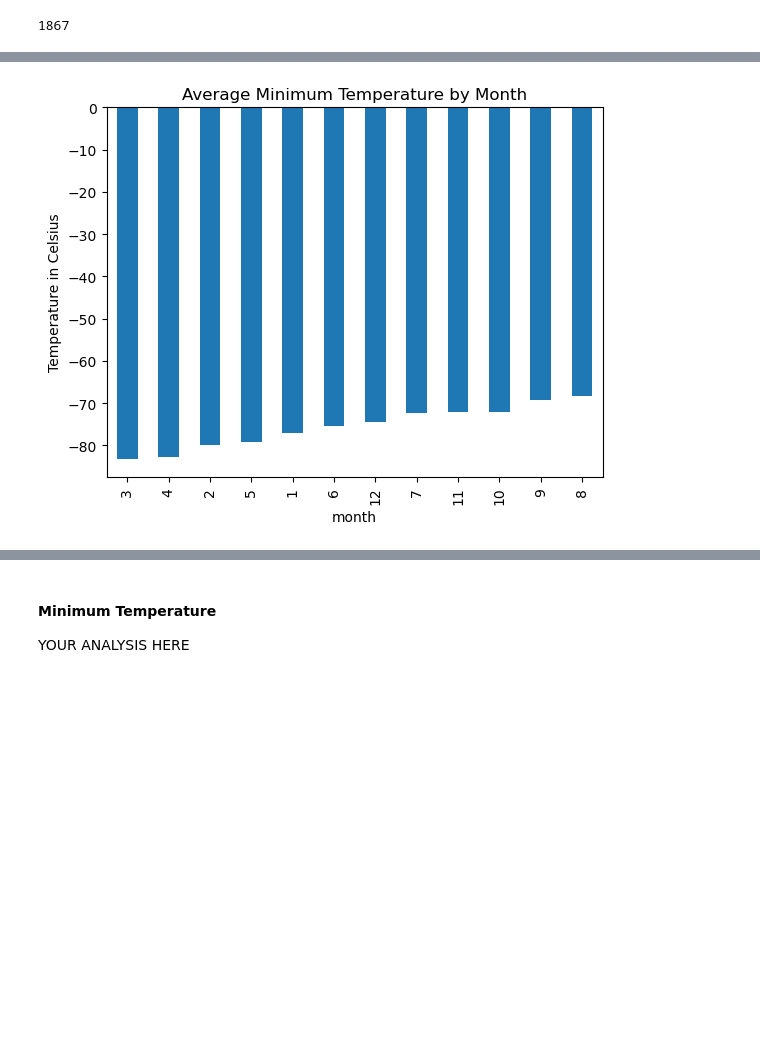
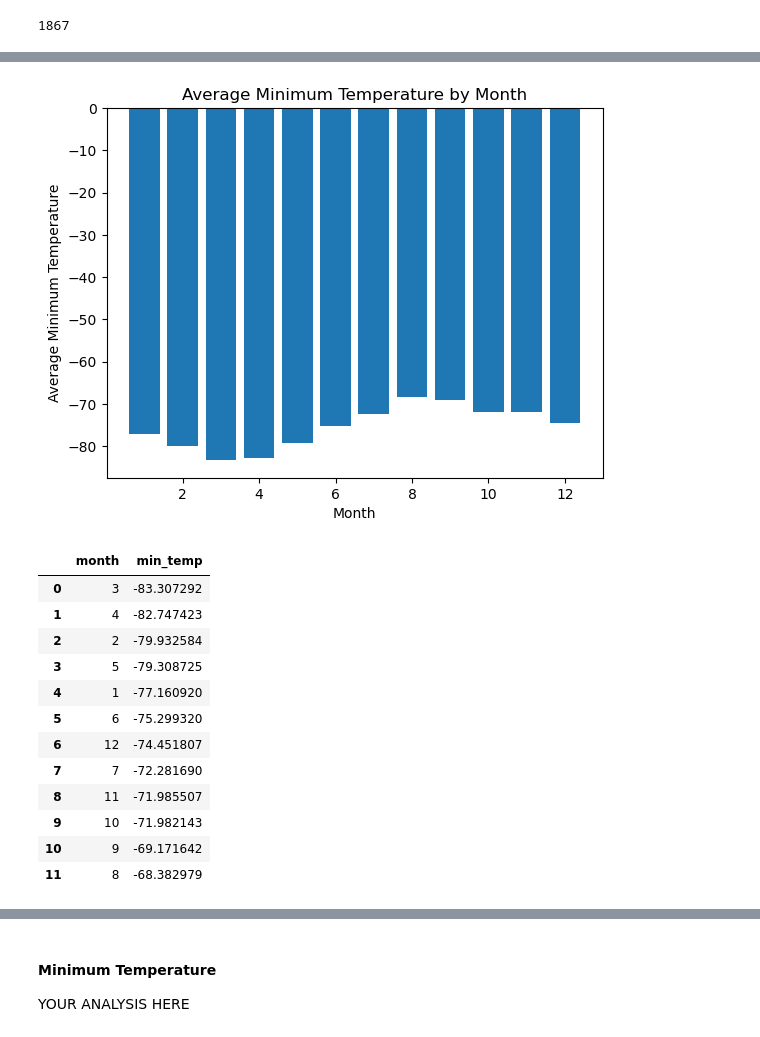
Before and after one commit to nickbartram/webscrape-challenge, a Jupyter notebook: mars_scrape/part_2_mars_weather.ipynb, the cells around one changed output, grey strips where cells are left out. Drawn from its saved outputs; the diff is of its cells as text; code cells hidden in the pictures; blank space fills up the shorter version.

```diff
--- a/mars_scrape/part_2_mars_weather.ipynb
+++ b/mars_scrape/part_2_mars_weather.ipynb
@@ -152,6 +123,6 @@ memory usage: 204.4+ KB
 # %%
 # Change data types for data analysis
-# scraped_df['terrestrial_date'] = pd.to_datetime(scraped_df['terrestrial_date'], format='%Y-%m-%d')
+scraped_df['terrestrial_date'] = pd.to_datetime(scraped_df['terrestrial_date'], format='%Y-%m-%d')
 scraped_df['sol'] = scraped_df['sol'].astype(float)
 scraped_df['ls'] = scraped_df['ls'].astype(float)
 scraped_df['month'] = scraped_df['month'].astype(int)
@@ -196,4 +176,6 @@ Analyze your dataset by using Pandas functions to answer the following questions
 1867
 # %%
 # 3. What is the average minimum temperature by month?
+average_min_temp_by_month = scraped_df.groupby('month')['min_temp'].mean().reset_index()
+average_min_temp_by_month
 # %% [output]
@@ -218,4 +195,33 @@ Name: min_temp, dtype: float64
+# %%
+# Plot the average minimum temperature by month
+plt.bar(average_min_temp_by_month['month'], average_min_temp_by_month['min_temp'])
+
+plt.xlabel('Month')
+plt.ylabel('Average Minimum Temperature')
+plt.title('Average Minimum Temperature by Month')
+
+plt.show()
+# %% [output]
+[figure, added]
 # %%
 # Identify the coldest and hottest months in Curiosity's location by sorting the previous graph
+sorted_df = average_min_temp_by_month.sort_values(by= 'min_temp')
+
+# Reset the index of the DataFrame
+sorted_df.reset_index(drop=True, inplace=True)
+
+sorted_df
 # %% [output]
-[figure, removed]
+|  | month | min_temp |
+| 0 | 3 | -83.307292 |
+| 1 | 4 | -82.747423 |
+| 2 | 2 | -79.932584 |
+| 3 | 5 | -79.308725 |
+| 4 | 1 | -77.160920 |
+| 5 | 6 | -75.299320 |
+| 6 | 12 | -74.451807 |
+| 7 | 7 | -72.281690 |
+| 8 | 11 | -71.985507 |
+| 9 | 10 | -71.982143 |
+| 10 | 9 | -69.171642 |
+| 11 | 8 | -68.382979 |
```
Also changed, not shown: parts of 18 cells of this notebook.
